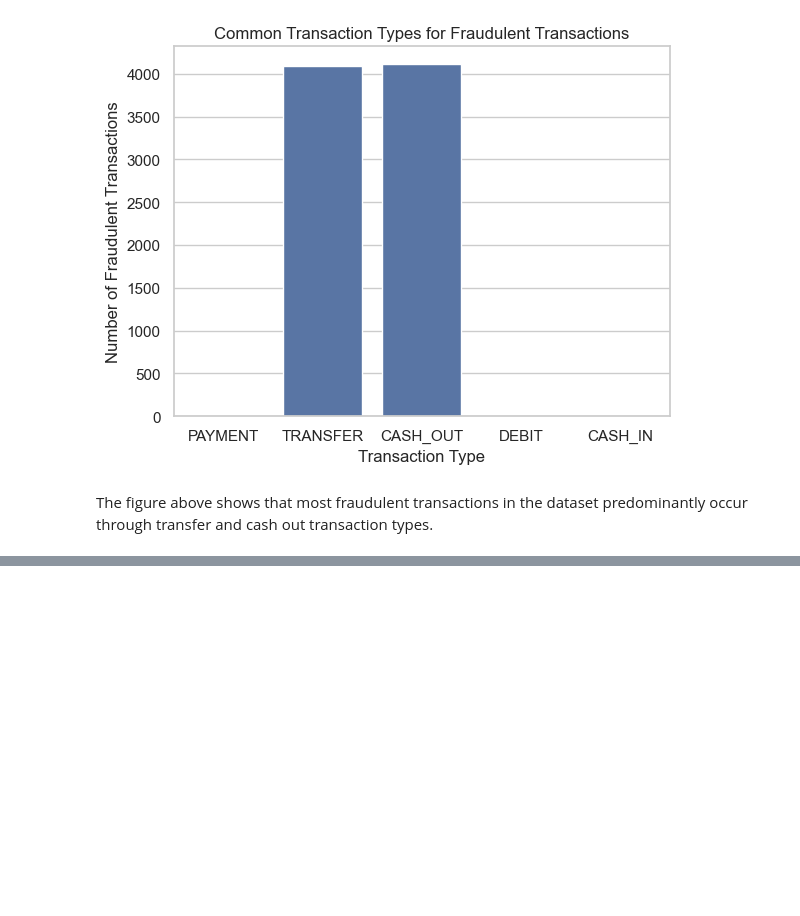
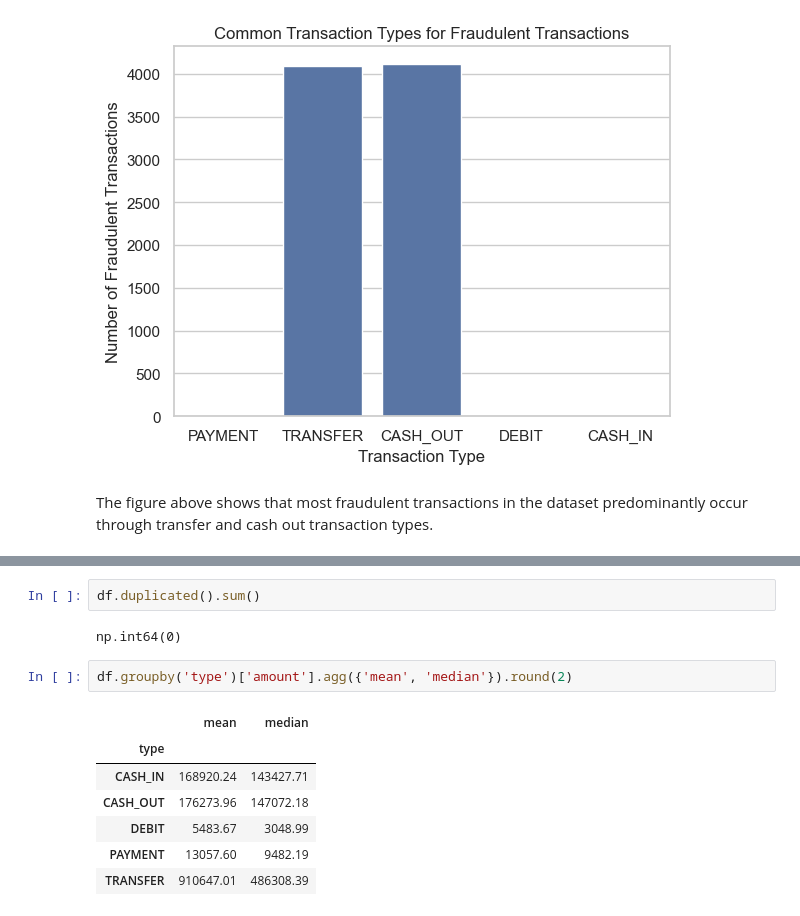
Before and after one commit to christianbusalanan/fraud-detection, a Jupyter notebook: notebooks/01_eda_and_feature_engineering.ipynb, the cells around one changed output, grey strips where cells are left out. Cells and saved outputs as stored; diff of their text form; blank space fills up the shorter version.

```diff
--- a/notebooks/01_eda_and_feature_engineering.ipynb
+++ b/notebooks/01_eda_and_feature_engineering.ipynb
@@ -34,0 +48,14 @@ The figure above shows that most fraudulent transactions in the dataset predomin
+# %%
+df.duplicated().sum()
+# %% [output]
+np.int64(0)
+# %%
+df.groupby('type')['amount'].agg({'mean', 'median'}).round(2)
+# %% [output]
+|  | mean | median |
+| type |  |  |
+| CASH_IN | 168920.24 | 143427.71 |
+| CASH_OUT | 176273.96 | 147072.18 |
+| DEBIT | 5483.67 | 3048.99 |
+| PAYMENT | 13057.60 | 9482.19 |
+| TRANSFER | 910647.01 | 486308.39 |
```
Also changed, not shown: parts of 2 cells of this notebook.
